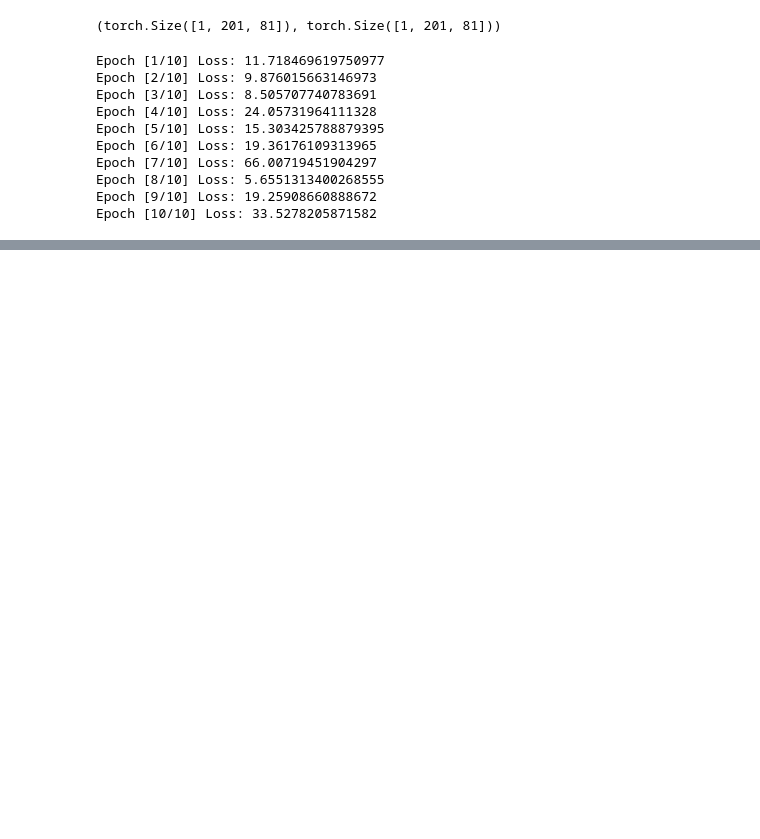
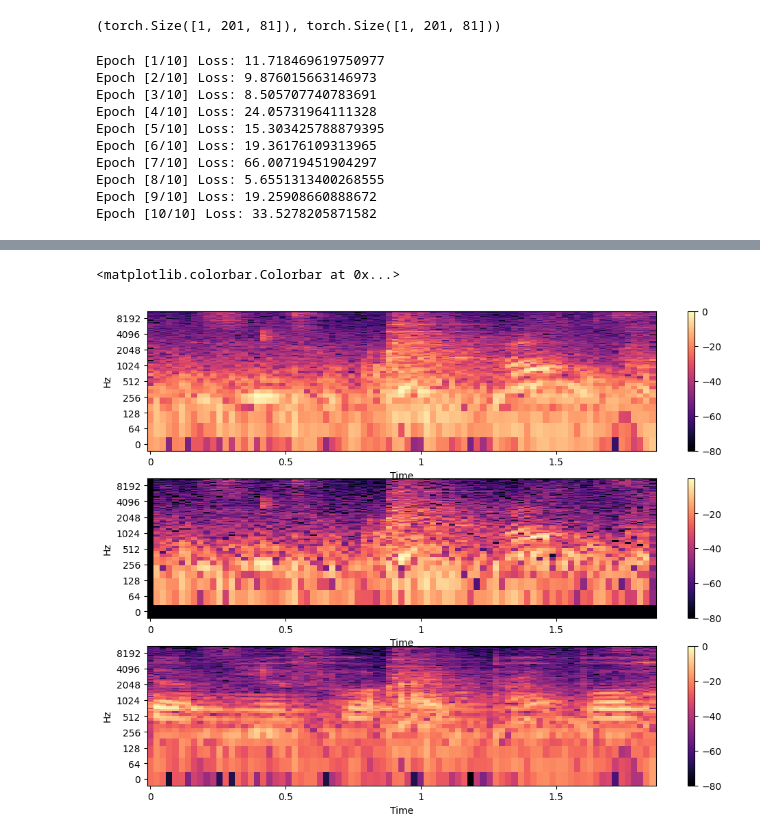
Before and after one commit to darshitttt/speechRemoval, a Jupyter notebook: specAEcode.ipynb, the cells around one changed output, grey strips where cells are left out. Cells and saved outputs as stored; diff of their text form; code cells hidden in the pictures; blank space fills up the shorter version.

```diff
--- a/specAEcode.ipynb
+++ b/specAEcode.ipynb
@@ -49,8 +49,8 @@ aud_dir = '../../LibriVox_Kaggle/'
 train_df = pd.read_csv('only_audioFname_train.csv')
 test_df = pd.read_csv('only_audioFname_test.csv')
 
-train_df = train_df[0:2000]
-test_df = test_df[0:500]
+train_df = train_df[2000:4000]
+test_df = test_df[500:1000]
 
 train_dataset = audioDataset(train_df,audio_dir=aud_dir)
 test_dataset = audioDataset(test_df,audio_dir=aud_dir)
@@ -99,9 +99,10 @@ torch.manual_seed(13)
 torch.cuda.manual_seed(13)
 
 model = SpecAE()
+model.load_state_dict(torch.load('specAEmodel00.pt'))
 device = 'cuda:1' if torch.cuda.is_available() else 'cpu'
 
-model = model.to(device)
+#model = model.to(device)
 
 loss_fn = nn.MSELoss()
 optimizer = optim.Adam(model.parameters(), lr=0.001)
@@ -152,8 +153,8 @@ model.eval()
 with torch.inference_mode():
     pred_spec = model(aud_spec.real)
 
-new_y = torch.complex(pred_spec, ll_spec.imag)
-new_y = inv_spectro_fn(new_y)
+new_y_spec = torch.complex(pred_spec, ll_spec.imag)
+new_y = inv_spectro_fn(new_y_spec)
 
 display(Audio(aud, rate=16000))
 display(Audio(new_y, rate=16000))
@@ -164,0 +164,25 @@ torch.save(model.state_dict(), 'specAEmodel00.pt')
+# %%
+import matplotlib.pyplot as plt
+#ll_spec.shape
+ll_spec_np = ll_spec.squeeze().numpy()
+new_y_spec_np = new_y_spec.squeeze().numpy()
+aud_spec_np = aud_spec.squeeze().numpy()
+
+plt.figure(figsize=(12,9))
+plt.subplot(3,1,1)
+librosa.display.specshow(librosa.amplitude_to_db(ll_spec_np, ref=np.max),
+                         y_axis='log', x_axis='time')
+
+plt.colorbar()
+plt.subplot(3,1,2)
+librosa.display.specshow(librosa.amplitude_to_db(new_y_spec_np, ref=np.max),
+                         y_axis='log', x_axis='time')
+plt.colorbar()
+plt.subplot(3,1,3)
+librosa.display.specshow(librosa.amplitude_to_db(aud_spec_np, ref=np.max),
+                         y_axis='log', x_axis='time')
+
+plt.colorbar()
+# %% [output]
+<matplotlib.colorbar.Colorbar at 0x...>
+[figure, added]
```
Also changed, not shown: parts of 2 cells of this notebook.
